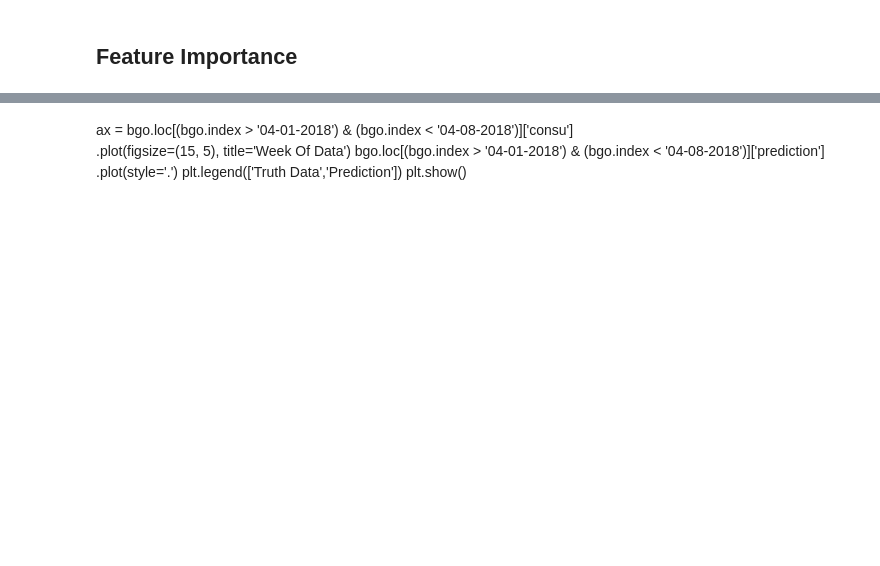
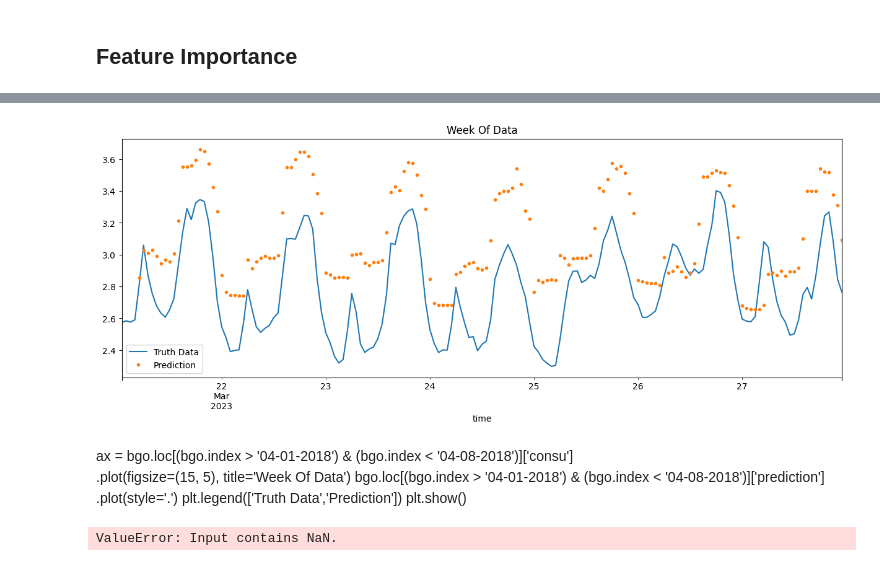
Before and after one commit to elibir/tdt4259-group75, a Jupyter notebook: xgboost_cv.ipynb, the cells around one changed output, grey strips where cells are left out. Saved outputs shown, nothing was run; the diff lists cells and outputs as text; code cells hidden in the pictures; blank space fills up the shorter version.

```diff
--- a/xgboost_cv.ipynb
+++ b/xgboost_cv.ipynb
@@ -233,10 +264,12 @@ plt.show()
 # %%
-ax = bgo.loc[(bgo.index > '03-01-2023') & (bgo.index < '03-07-2023')]['consumption'] \
+ax = bgo.loc[(bgo.index > '03-21-2023') & (bgo.index < '03-28-2023')]['consumption'] \
     .plot(figsize=(15, 5), title='Week Of Data')
-bgo.loc[(bgo.index > '03-01-2023') & (bgo.index < '03-07-2023')]['prediction'] \
+bgo.loc[(bgo.index > '03-21-2023') & (bgo.index < '03-28-2023')]['shifted_prediction'] \
     .plot(style='.')
 plt.legend(['Truth Data','Prediction'])
 plt.show()
+# %% [output]
+[figure, added]
 # %% [markdown]
 ax = bgo.loc[(bgo.index > '04-01-2018') & (bgo.index < '04-08-2018')]['consu'] \
     .plot(figsize=(15, 5), title='Week Of Data')
@@ -245,8 +278,10 @@ bgo.loc[(bgo.index > '04-01-2018') & (bgo.index < '04-08-2018')]['prediction'] \
 plt.legend(['Truth Data','Prediction'])
 plt.show()
 # %%
-score = np.sqrt(mean_squared_error(test['consumption'], test['prediction']))
+score = np.sqrt(mean_squared_error(test['consumption'], test['shifted_prediction']))
 print(f'RMSE Score on Test set: {score:0.2f}')
+# %% [output]
+ValueError: Input contains NaN.
 # %%
 test['error'] = np.abs(test[TARGET] - test['prediction'])
 test['date'] = test.index.date
```
Also changed, not shown: parts of 21 cells of this notebook, 1 other file.
